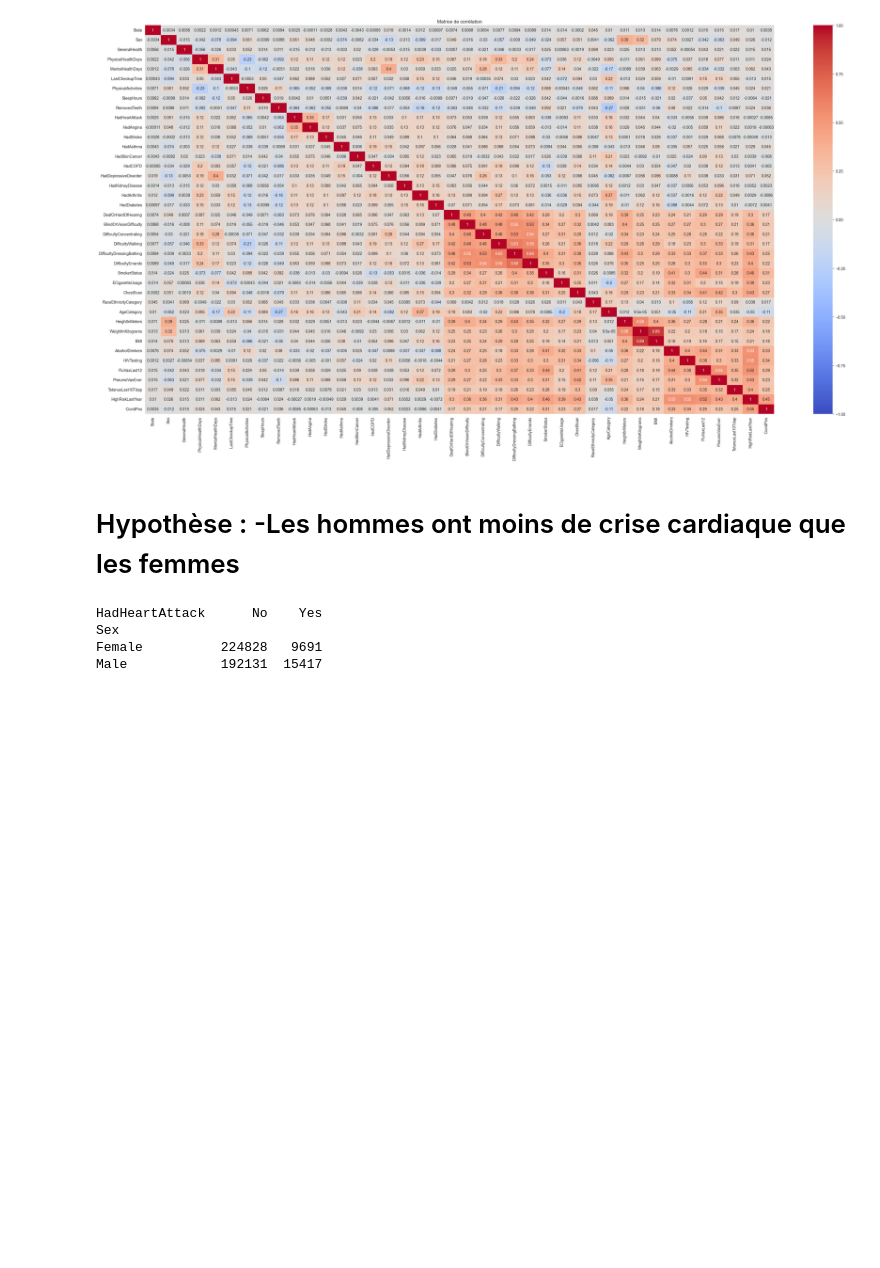
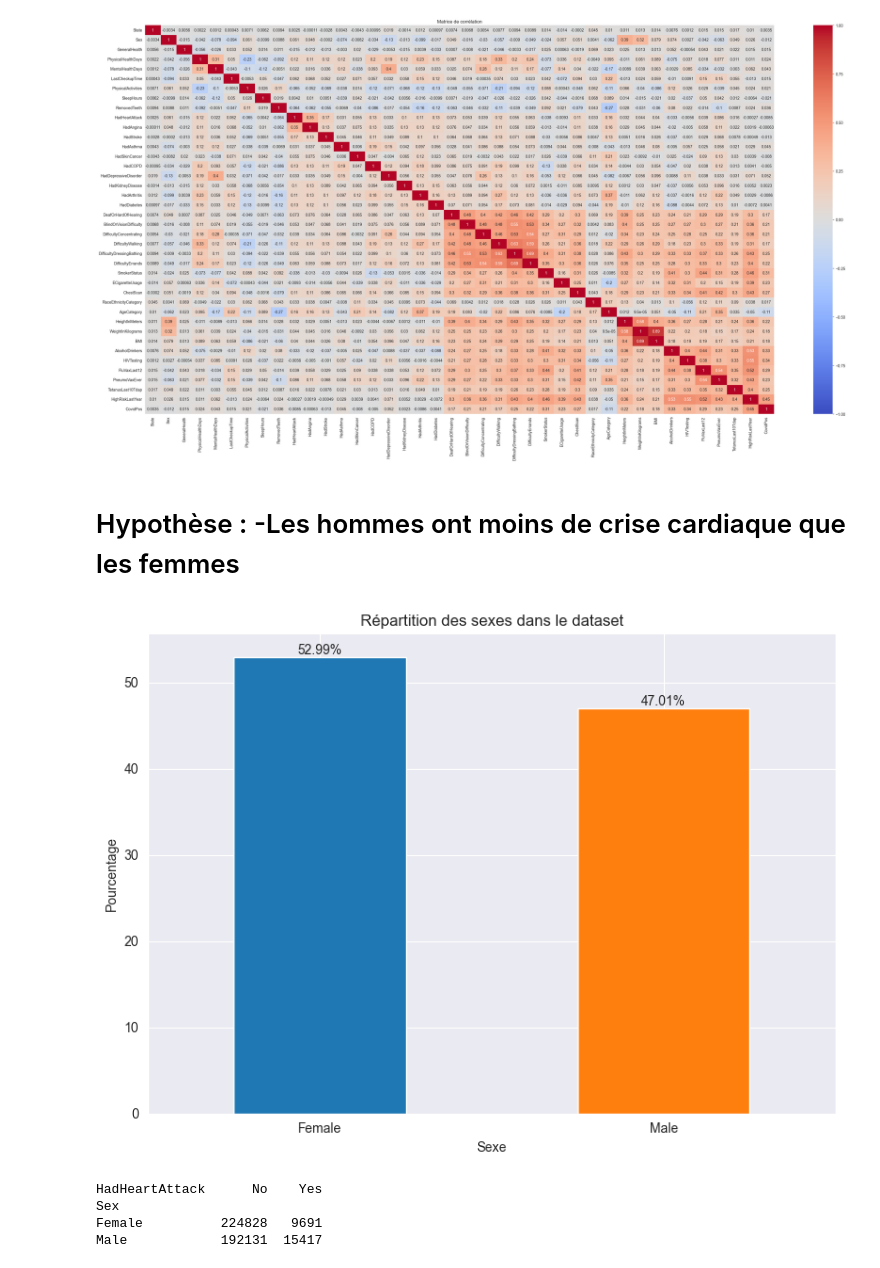
Before and after one commit to Leonciol/Reporting_restitution_grp4, a Jupyter notebook: main.ipynb, the cells around one changed output. Drawn from its saved outputs; the diff is of its cells as text; code cells hidden in the pictures; blank space fills up the shorter version.

```diff
--- a/main.ipynb
+++ b/main.ipynb
@@ -188,4 +188,26 @@ plt.show()
 # %% [markdown]
 <h1>Hypothèse : </br>
 -Les hommes ont moins de crise cardiaque que les femmes</h1>
+# %%
+df = pd.read_csv("data/heart_2022_clean.csv")
+
+# Répartition des femmes et des hommes dans le dataset
+counts = df['Sex'].value_counts()
+percentages = counts / counts.sum() * 100
+
+plt.figure(figsize=(8, 6))
+percentages.plot(kind='bar', color=['#1f77b4', '#ff7f0e'])
+
+plt.title("Répartition des sexes dans le dataset")
+plt.xlabel("Sexe")
+plt.ylabel("Pourcentage")
+plt.xticks(rotation=0)
+
+for i, v in enumerate(percentages):
+    plt.text(i, v, f'{v:.2f}%', ha='center', va='bottom')
+
+plt.tight_layout()
+plt.show()
+# %% [output]
+[figure, added]
 # %%
```
Also changed, not shown: parts of 1 cell of this notebook.
